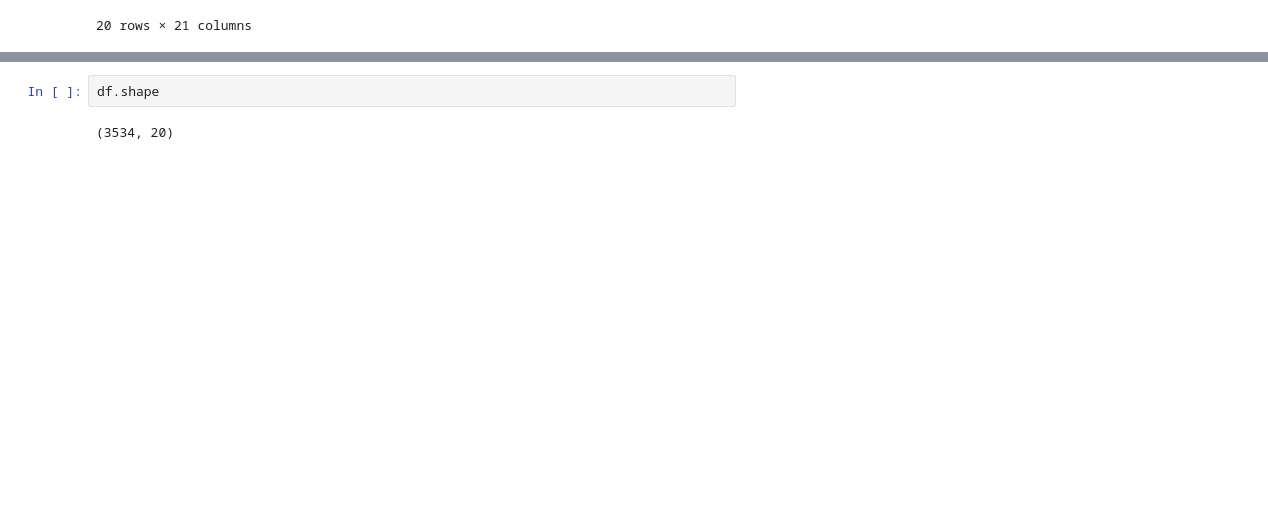
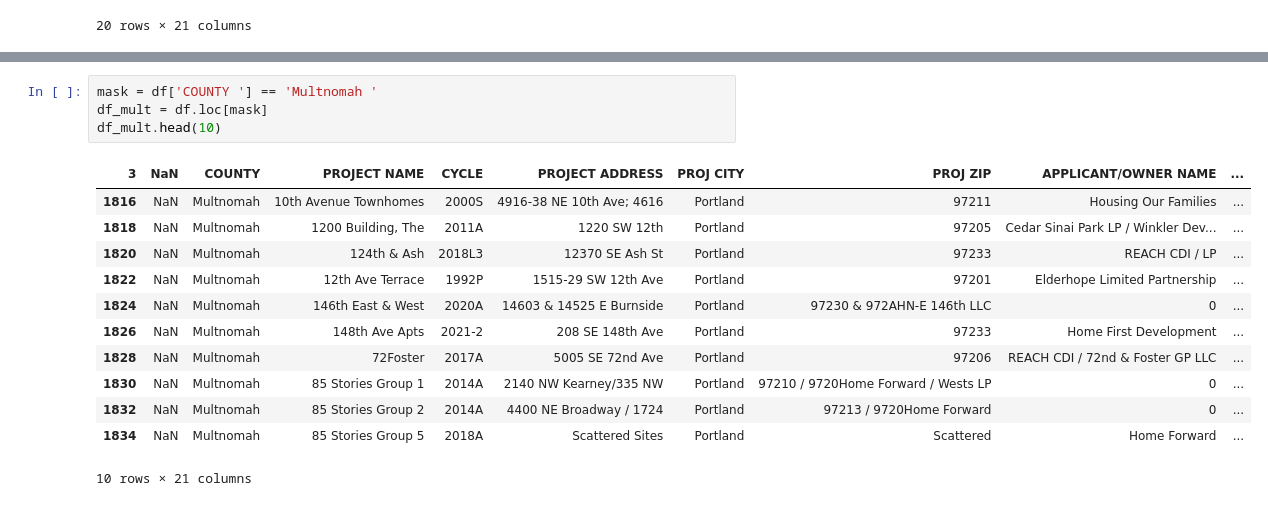
Before and after one commit to nickiwahlers111/Low-Income-Housing-Data, a Jupyter notebook: findMultnomah.ipynb, the cells around one changed output, grey strips where cells are left out. Saved outputs shown, nothing was run; the diff lists cells and outputs as text; blank space fills up the shorter version.

Commit message:
cleaned up dataframe to only hold Multnomah county and relevant attributes

```diff
--- a/findMultnomah.ipynb
+++ b/findMultnomah.ipynb
@@ -61,7 +47,20 @@ df.head(20)
 | 35 | Benton | Camas Commons | 2000S | 5140 SW Meadow Flower | Corvallis | 97333 | Willamette Neighborhood Housing S... | 100000 | ... |
 | 37 | Benton | CARDV Shelter Expansion Proje | 1996S | Not Disclosed | Corvallis | 97333 | CARDV | 100000 | ... |
 | 39 | Benton | Julian Hotel Apts | 2013 | 105 SW 2nd St | Corvallis | 97333 | Willamette Neighborhood Housing S... | 0 | ... |
-# %%
-df.shape
-# %% [output]
-(3534, 20)
+# %%
+mask = df['COUNTY '] == 'Multnomah '
+df_mult = df.loc[mask]
+df_mult.head(10)
+# %% [output]
+| 3 | NaN | COUNTY | PROJECT NAME | CYCLE | PROJECT ADDRESS | PROJ CITY | PROJ ZIP | APPLICANT/OWNER NAME | ... |
+| 1816 | NaN | Multnomah | 10th Avenue Townhomes | 2000S | 4916-38 NE 10th Ave; 4616 | Portland | 97211 | Housing Our Families | ... |
+| 1818 | NaN | Multnomah | 1200 Building, The | 2011A | 1220 SW 12th | Portland | 97205 | Cedar Sinai Park LP / Winkler Dev... | ... |
+| 1820 | NaN | Multnomah | 124th & Ash | 2018L3 | 12370 SE Ash St | Portland | 97233 | REACH CDI / LP | ... |
+| 1822 | NaN | Multnomah | 12th Ave Terrace | 1992P | 1515-29 SW 12th Ave | Portland | 97201 | Elderhope Limited Partnership | ... |
+| 1824 | NaN | Multnomah | 146th East & West | 2020A | 14603 & 14525 E Burnside | Portland | 97230 & 972AHN-E 146th LLC | 0 | ... |
+| 1826 | NaN | Multnomah | 148th Ave Apts | 2021-2 | 208 SE 148th Ave | Portland | 97233 | Home First Development | ... |
+| 1828 | NaN | Multnomah | 72Foster | 2017A | 5005 SE 72nd Ave | Portland | 97206 | REACH CDI / 72nd & Foster GP LLC | ... |
+| 1830 | NaN | Multnomah | 85 Stories Group 1 | 2014A | 2140 NW Kearney/335 NW | Portland | 97210 / 9720Home Forward / Wests LP | 0 | ... |
+| 1832 | NaN | Multnomah | 85 Stories Group 2 | 2014A | 4400 NE Broadway / 1724 | Portland | 97213 / 9720Home Forward | 0 | ... |
+| 1834 | NaN | Multnomah | 85 Stories Group 5 | 2018A | Scattered Sites | Portland | Scattered | Home Forward | ... |
+10 rows × 21 columns
```
Also changed, not shown: parts of 3 cells of this notebook.
